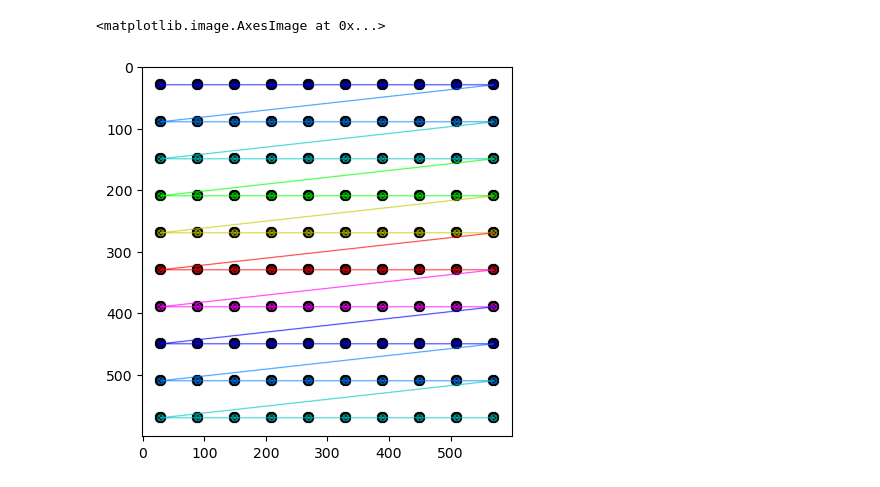
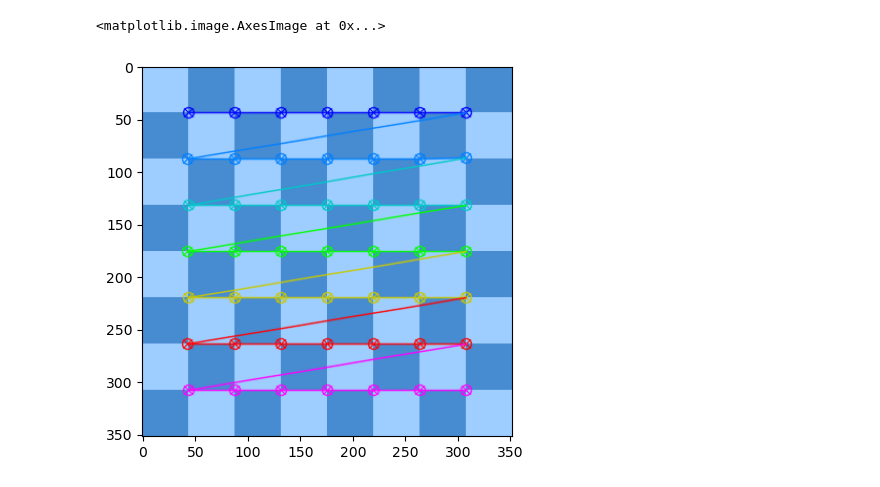
Before and after one commit to SausageMuffins/Learning-OpenCV, a Jupyter notebook: Grid-Detection.ipynb, the cells around one changed output. Drawn from its saved outputs; the diff is of its cells as text; code cells hidden in the pictures.

```diff
--- a/Grid-Detection.ipynb
+++ b/Grid-Detection.ipynb
@@ -5,24 +5,24 @@ import matplotlib.pyplot as plt
 # %%
 flat_chess = cv2.imread('DATA/flat_chessboard.png')
 
 # Grids should look specifically like a checkerboard pattern.
 
 found, corners = cv2.findChessboardCorners(flat_chess, (7,7)) # (7,7) is the size of the grid.
 
 # RETURN VALUES
 # found: boolean value of whether a corner was found or not.
 # corners: array of corners
 
 cv2.drawChessboardCorners(flat_chess, (7,7), corners, found)
 plt.imshow(flat_chess) # all the corners will be connected.
 
 
 # Circles Grid
-dots = cv2.imread("DATA/dot_grid.png")
-found, corners = cv2.findCirclesGrid(dots, (10,10), cv2.CALIB_CB_SYMMETRIC_GRID)
+# dots = cv2.imread("DATA/dot_grid.png")
+# found, corners = cv2.findCirclesGrid(dots, (10,10), cv2.CALIB_CB_SYMMETRIC_GRID)
 
-cv2.drawChessboardCorners(dots, (10,10), corners, found)
-plt.imshow(dots)
+# cv2.drawChessboardCorners(dots, (10,10), corners, found)
+#plt.imshow(dots)
 # %% [output]
 <matplotlib.image.AxesImage at 0x...>
-[figure, old version]
+[figure, new version]
```
Also changed, not shown: 1 other file.
